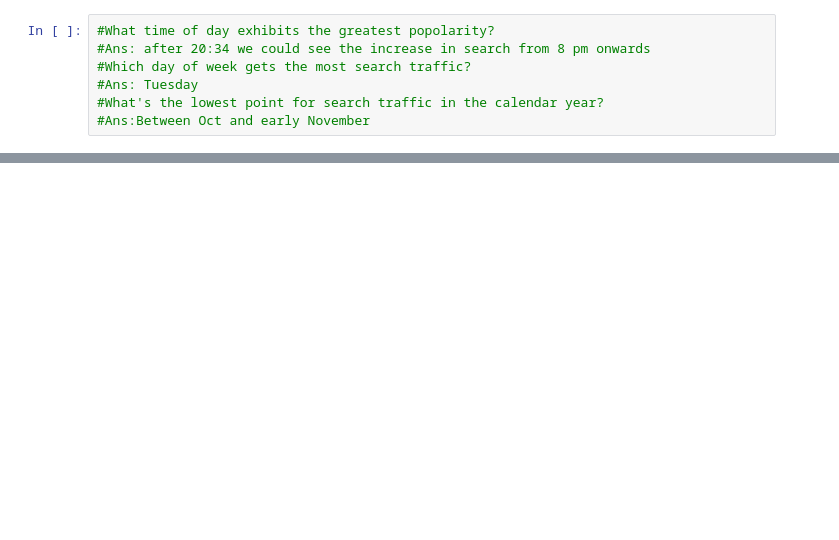
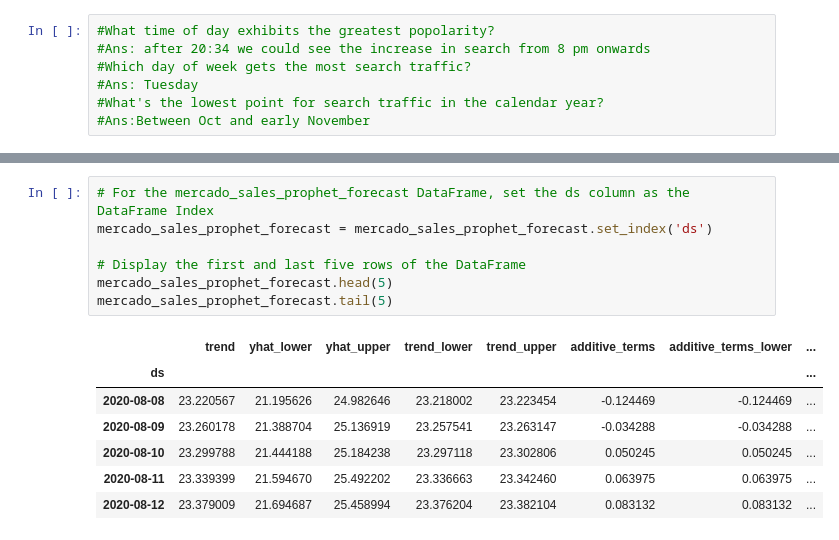
Before and after one commit to sobiiyver/Module-11-Challenge, a Jupyter notebook: Module_11_Challenge.ipynb, the cells around one changed output, grey strips where cells are left out. Saved outputs shown, nothing was run; the diff lists cells and outputs as text; blank space fills up the shorter version.

```diff
--- a/Module_11_Challenge.ipynb
+++ b/Module_11_Challenge.ipynb
@@ -455,0 +591,15 @@ figures_mercado_trends = model_mercado_trends.plot_components(forecast_mercado_t
+# %%
+# For the mercado_sales_prophet_forecast DataFrame, set the ds column as the DataFrame Index
+mercado_sales_prophet_forecast = mercado_sales_prophet_forecast.set_index('ds')
+
+# Display the first and last five rows of the DataFrame
+mercado_sales_prophet_forecast.head(5)
+mercado_sales_prophet_forecast.tail(5)
+# %% [output]
+|  | trend | yhat_lower | yhat_upper | trend_lower | trend_upper | additive_terms | additive_terms_lower | ... |
+| ds |  |  |  |  |  |  |  | ... |
+| 2020-08-08 | 23.220567 | 21.195626 | 24.982646 | 23.218002 | 23.223454 | -0.124469 | -0.124469 | ... |
+| 2020-08-09 | 23.260178 | 21.388704 | 25.136919 | 23.257541 | 23.263147 | -0.034288 | -0.034288 | ... |
+| 2020-08-10 | 23.299788 | 21.444188 | 25.184238 | 23.297118 | 23.302806 | 0.050245 | 0.050245 | ... |
+| 2020-08-11 | 23.339399 | 21.594670 | 25.492202 | 23.336663 | 23.342460 | 0.063975 | 0.063975 | ... |
+| 2020-08-12 | 23.379009 | 21.694687 | 25.458994 | 23.376204 | 23.382104 | 0.083132 | 0.083132 | ... |
```
Also changed, not shown: parts of 24 cells of this notebook.
